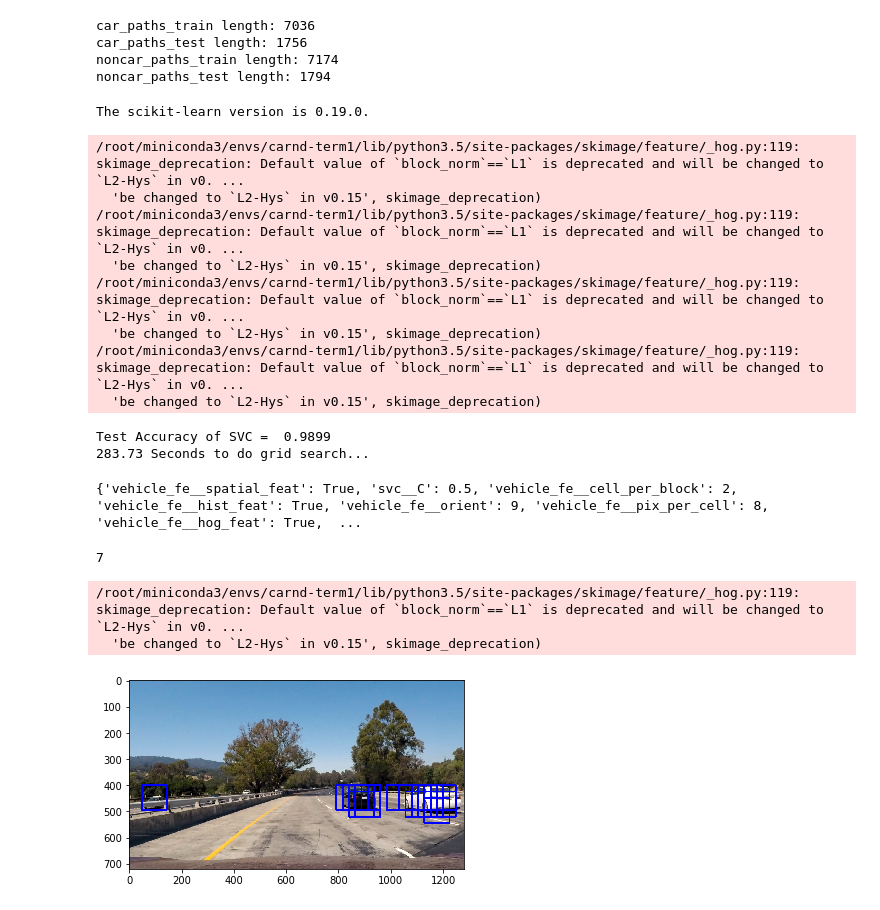
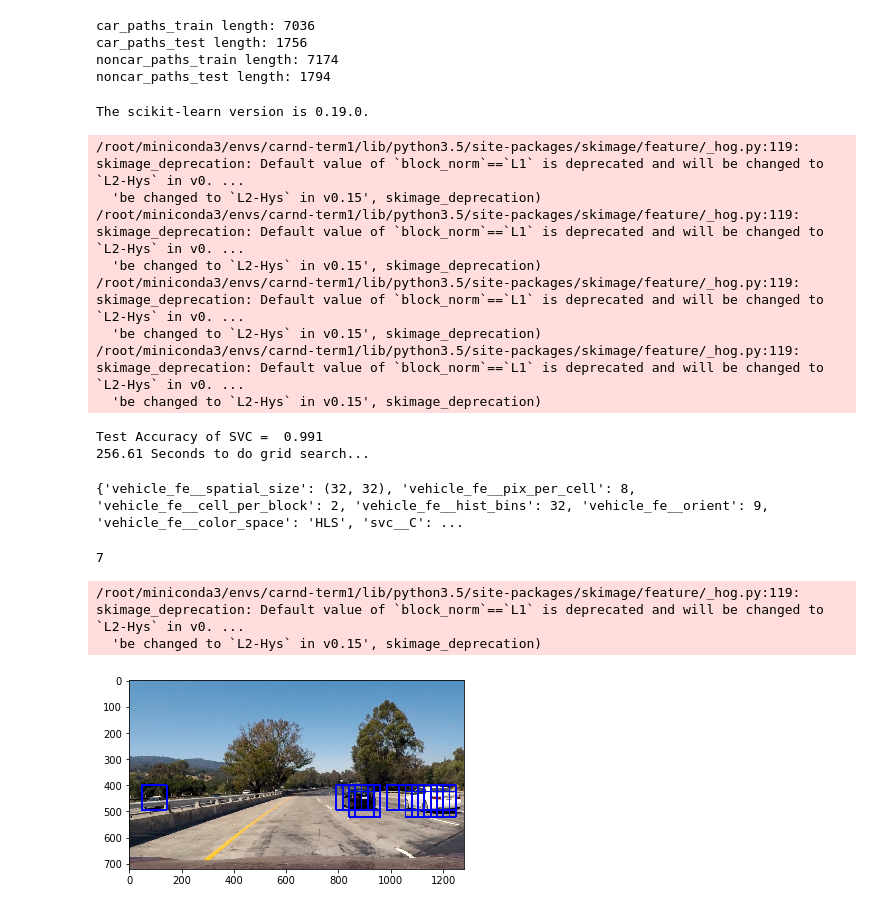
Before and after one commit to mandermo/CarND-Vehicle-Detection, a Jupyter notebook: Vehicle-Detection.ipynb, the cells around one changed output. Drawn from its saved outputs; the diff is of its cells as text; code cells hidden in the pictures.

Commit message:
Features disable with None, instead of flag
Set spatial_size to None instead of spatial_feat, to disable spatial
featues. Same for hist_bins instead of hist_feat. Makes it easier to do
grid search.

```diff
--- a/Vehicle-Detection.ipynb
+++ b/Vehicle-Detection.ipynb
@@ -166,17 +166,17 @@ def single_img_features(img, color_space='RGB', spatial_size=(32, 32),
     #2) Apply color conversion if other than 'RGB'
     feature_image = convert_color(img, color_space)
     #3) Compute spatial features if flag is set
-    if spatial_feat == True:
+    if spatial_size != None:
         spatial_features = bin_spatial(feature_image, size=spatial_size)
         #4) Append features to list
         img_features.append(spatial_features)
     #5) Compute histogram features if flag is set
-    if hist_feat == True:
+    if hist_bins != None:
         hist_features = color_hist(feature_image, nbins=hist_bins)
         #6) Append features to list
         img_features.append(hist_features)
     #7) Compute HOG features if flag is set
-    if hog_feat == True:
+    if hog_channel != None:
         if hog_channel == 'ALL':
             hog_features = []
             for channel in range(feature_image.shape[2]):
@@ -235,8 +235,7 @@ from tempfile import mkdtemp
 class VehicleFeatureExtractor(BaseEstimator, TransformerMixin):
     def __init__(self,
                  color_space=None, spatial_size=None, hist_bins=None,
-                 orient=None, pix_per_cell=None, cell_per_block=None, hog_channel=None,
-                 spatial_feat=None, hist_feat=None, hog_feat=None):
+                 orient=None, pix_per_cell=None, cell_per_block=None, hog_channel=None):
         self.color_space=color_space
         self.spatial_size=spatial_size
         self.hist_bins=hist_bins
@@ -244,9 +243,6 @@ class VehicleFeatureExtractor(BaseEstimator, TransformerMixin):
         self.pix_per_cell=pix_per_cell
         self.cell_per_block=cell_per_block
         self.hog_channel=hog_channel
-        self.spatial_feat=spatial_feat
-        self.hist_feat=hist_feat
-        self.hog_feat=hog_feat
 
     def fit(self, *_):
         # Let trained parameters be done in separate StandardScalar() step.
@@ -259,8 +255,7 @@ class VehicleFeatureExtractor(BaseEstimator, TransformerMixin):
                         spatial_size=self.spatial_size, hist_bins=self.hist_bins,
                         orient=self.orient, pix_per_cell=self.pix_per_cell,
                         cell_per_block=self.cell_per_block,
-                        hog_channel=self.hog_channel, spatial_feat=self.spatial_feat,
-                        hist_feat=self.hist_feat, hog_feat=self.hog_feat)
+                        hog_channel=self.hog_channel)
             for img in X]
 
 
@@ -279,9 +274,6 @@ parameters = dict(vehicle_fe__color_space=['HLS'],
                   vehicle_fe__hog_channel=['ALL'],
                   vehicle_fe__spatial_size=[(32,32)],
                   vehicle_fe__hist_bins=[32],
-                  vehicle_fe__spatial_feat=[True],
-                  vehicle_fe__hist_feat=[True],
-                  vehicle_fe__hog_feat=[True],
                   svc__C=[.5],
                   svc__penalty=['l2'],
             )
@@ -307,9 +299,6 @@ cell_per_block = params['vehicle_fe__cell_per_block'] # HOG cells per block
 hog_channel = params['vehicle_fe__hog_channel'] # Can be 0, 1, 2, or "ALL"
 spatial_size = params['vehicle_fe__spatial_size'] # Spatial binning dimensions
 hist_bins = params['vehicle_fe__hist_bins']    # Number of histogram bins
-spatial_feat = params['vehicle_fe__spatial_feat'] # Spatial features on or off
-hist_feat = params['vehicle_fe__hist_feat'] # Histogram features on or off
-hog_feat = params['vehicle_fe__hog_feat'] # HOG features on or off
 # %% [output]
 The scikit-learn version is 0.19.0.
 /root/miniconda3/envs/carnd-term1/lib/python3.5/site-packages/skimage/feature/_hog.py:119: skimage_deprecation: Default value of `block_norm`==`L1` is deprecated and will be changed to `L2-Hys` in v0. ...
@@ -320,16 +309,16 @@ The scikit-learn version is 0.19.0.
   'be changed to `L2-Hys` in v0.15', skimage_deprecation)
 /root/miniconda3/envs/carnd-term1/lib/python3.5/site-packages/skimage/feature/_hog.py:119: skimage_deprecation: Default value of `block_norm`==`L1` is deprecated and will be changed to `L2-Hys` in v0. ...
   'be changed to `L2-Hys` in v0.15', skimage_deprecation)
-Test Accuracy of SVC =  0.9899
-283.73 Seconds to do grid search...
+Test Accuracy of SVC =  0.991
+256.61 Seconds to do grid search...
 # %%
 print(params)
 # %% [output]
-{'vehicle_fe__spatial_feat': True, 'svc__C': 0.5, 'vehicle_fe__cell_per_block': 2, 'vehicle_fe__hist_feat': True, 'vehicle_fe__orient': 9, 'vehicle_fe__pix_per_cell': 8, 'vehicle_fe__hog_feat': True,  ...
+{'vehicle_fe__spatial_size': (32, 32), 'vehicle_fe__pix_per_cell': 8, 'vehicle_fe__cell_per_block': 2, 'vehicle_fe__hist_bins': 32, 'vehicle_fe__orient': 9, 'vehicle_fe__color_space': 'HLS', 'svc__C': ...
 # %%
 # Based on code from section "Hog Sub-sampling Window Search"
 # Define a single function that can extract features using hog sub-sampling and make predictions
-def find_cars(img, ystart, ystop, scale, svc, X_scaler, color_space, orient, pix_per_cell, cell_per_block, spatial_size, hist_bins, spatial_feat, hist_feat):
+def find_cars(img, ystart, ystop, scale, svc, X_scaler, color_space, orient, pix_per_cell, cell_per_block, spatial_size, hist_bins):
 
     draw_img = np.copy(img)
     #img = img.astype(np.float32)/255
@@ -379,8 +368,8 @@ def find_cars(img, ystart, ystop, scale, svc, X_scaler, color_space, orient, pix
             subimg = cv2.resize(ctrans_tosearch[ytop:ytop+window, xleft:xleft+window], (64,64))
 
             # Get color features
-            spatial_features = bin_spatial(subimg, size=spatial_size) if spatial_feat else None
-            hist_features = color_hist(subimg, nbins=hist_bins) if hist_feat else None
+            spatial_features = bin_spatial(subimg, size=spatial_size) if spatial_size != None else None
+            hist_features = color_hist(subimg, nbins=hist_bins) if hist_bins != None else None
 
             features = []
             if spatial_features != None:
@@ -394,32 +383,32 @@ def find_cars(img, ystart, ystop, scale, svc, X_scaler, color_space, orient, pix
             #test_prediction = svc.predict(test_features)
             #test_prediction = svc.predict_proba(test_features)
             #print('test_prediction: ', test_prediction)
             #test_prediction = svc.decision_function(test_features)
             #if test_prediction > 1.5:
             #    print('test_prediction: ', test_prediction)
             #if test_prediction[0][1] > .999:
             test_prediction = svc.predict(test_features)
             if test_prediction == 1:
                 xbox_left = np.int(xleft*scale)
                 ytop_draw = np.int(ytop*scale)
                 win_draw = np.int(window*scale)
                 cv2.rectangle(draw_img,(xbox_left, ytop_draw+ystart),(xbox_left+win_draw,ytop_draw+win_draw+ystart),(0,0,255),6)
 
     return draw_img
 
 ystart = 400
 ystop = 656
 scale = 1.5
 
 img = cv2.imread('test_images/test1.jpg')
 img = img[:,:,::-1] # bgr to rgb
 
-out_img = find_cars(img, ystart, ystop, scale, svc, X_scaler, color_space, orient, pix_per_cell, cell_per_block, spatial_size, hist_bins, spatial_feat, hist_feat)
+out_img = find_cars(img, ystart, ystop, scale, svc, X_scaler, color_space, orient, pix_per_cell, cell_per_block, spatial_size, hist_bins)
 
 plt.imshow(out_img)
 imwritergb('output_images/hogsearch.jpg', out_img)
 # %% [output]
 7
 /root/miniconda3/envs/carnd-term1/lib/python3.5/site-packages/skimage/feature/_hog.py:119: skimage_deprecation: Default value of `block_norm`==`L1` is deprecated and will be changed to `L2-Hys` in v0. ...
   'be changed to `L2-Hys` in v0.15', skimage_deprecation)
-[figure, old version]
+[figure, new version]
```
